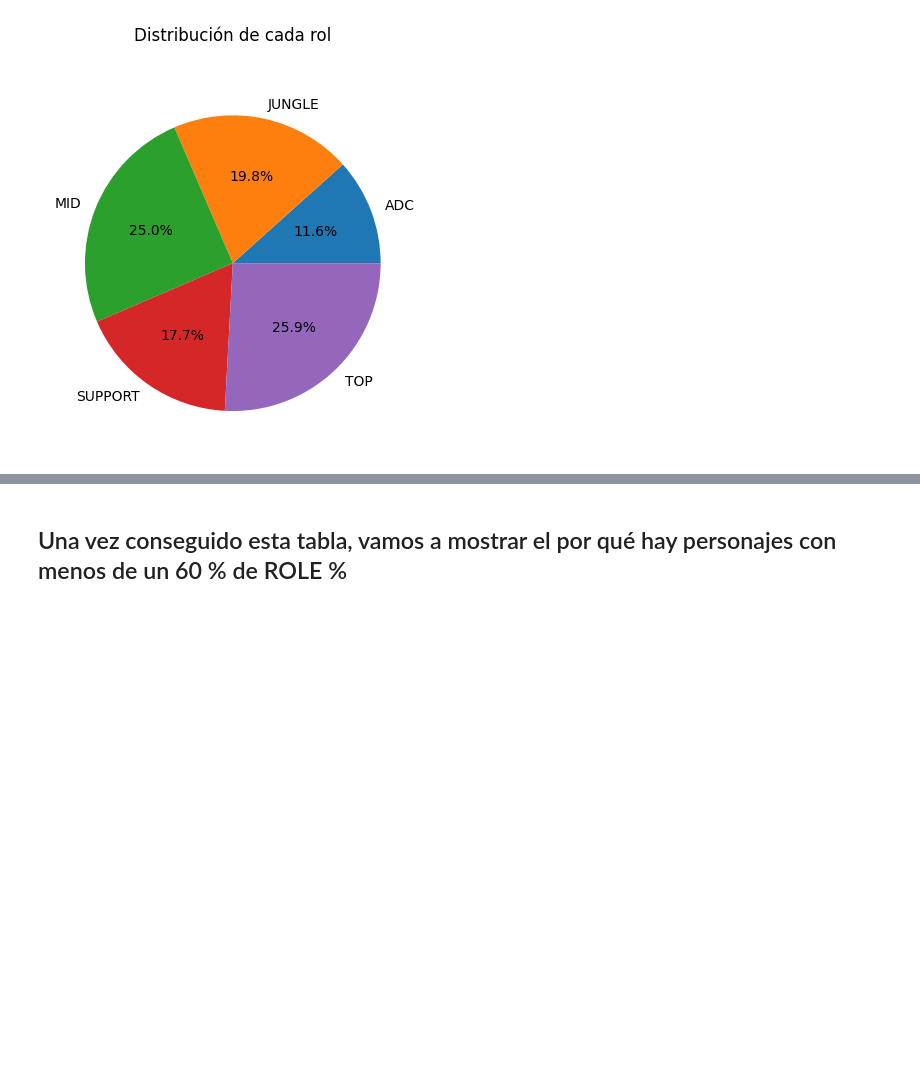
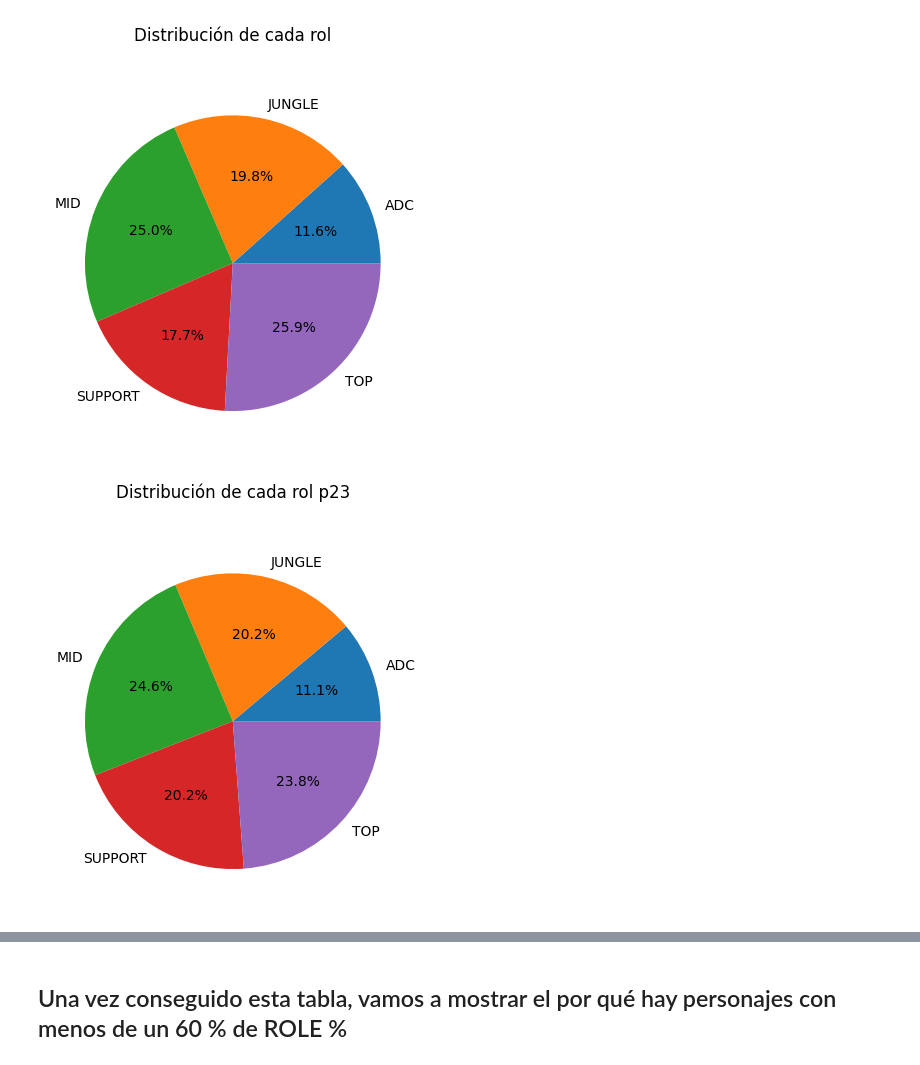
Before and after one commit to antoja97/EDA_LOL, a Jupyter notebook: comienzo.ipynb, the cells around one changed output, grey strips where cells are left out. Cells and saved outputs as stored; diff of their text form; code cells hidden in the pictures; blank space fills up the shorter version.

```diff
--- a/comienzo.ipynb
+++ b/comienzo.ipynb
@@ -164,3 +180,16 @@ ax.set_title("Distribución de cada rol", y=1.08)
 plt.show()
 # %% [output]
 [figure]
+# %%
+# Para el parche 23
+
+tamaño_Role23 = p23.groupby("Role").size()
+labels23 = tamaño_Role23.index.tolist()
+
+fig, ax = plt.subplots()
+ax.pie(tamaño_Role23, labels=labels23, autopct='%1.1f%%')
+ax.set_title("Distribución de cada rol p23", y=1.08)
+
+plt.show()
+# %% [output]
+[figure, added]
```
Also changed, not shown: parts of 49 cells of this notebook, 1 other file.
